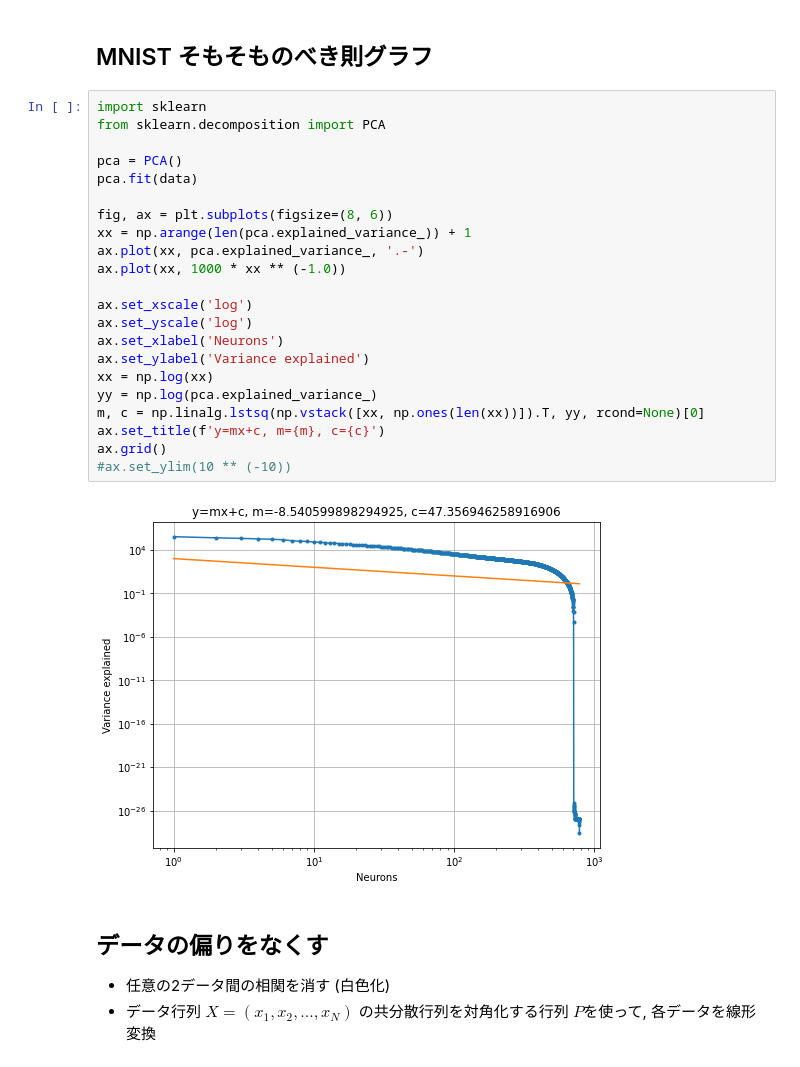
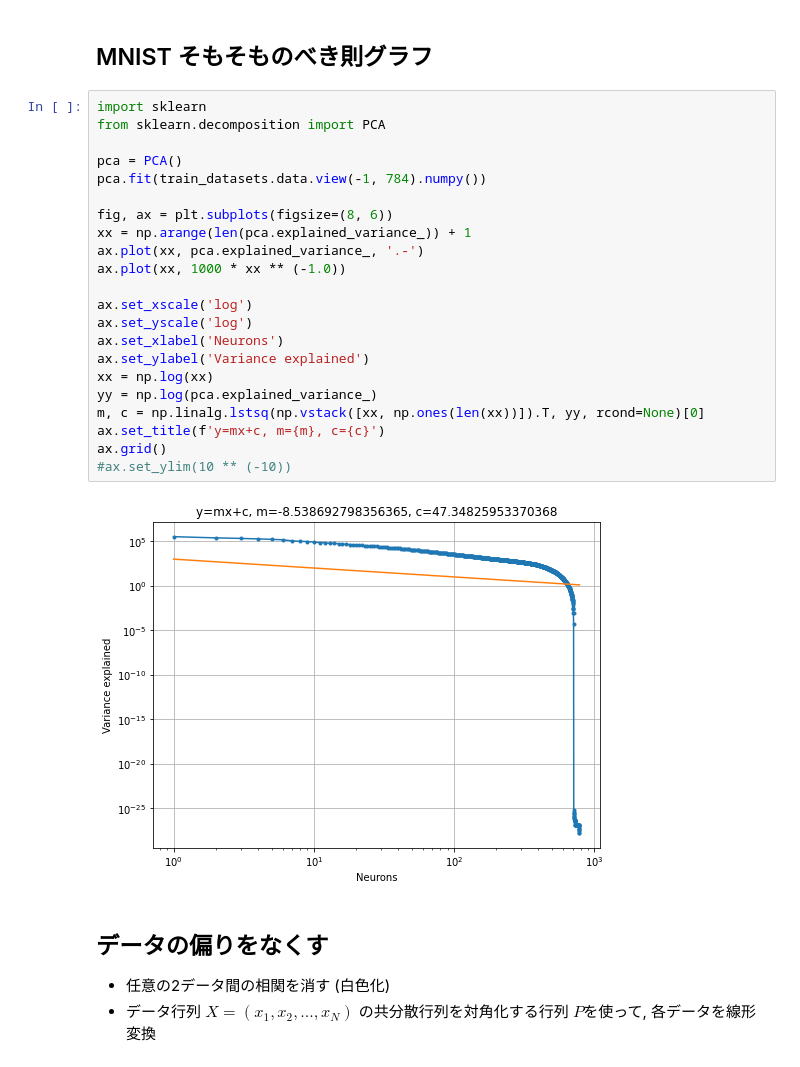
Before and after one commit to hoppiece/rbm, a Jupyter notebook: 06-pca_analysis.ipynb, the cells around one changed output. Drawn from its saved outputs; the diff is of its cells as text.

```diff
--- a/06-pca_analysis.ipynb
+++ b/06-pca_analysis.ipynb
@@ -46,27 +41,27 @@ plt.imshow(data[0].reshape(28,28), cmap="gray")
 # %%
 import sklearn
 from sklearn.decomposition import PCA
 
 pca = PCA()
-pca.fit(data)
+pca.fit(train_datasets.data.view(-1, 784).numpy())
 
 fig, ax = plt.subplots(figsize=(8, 6))
 xx = np.arange(len(pca.explained_variance_)) + 1
 ax.plot(xx, pca.explained_variance_, '.-')
 ax.plot(xx, 1000 * xx ** (-1.0))
 
 ax.set_xscale('log')
 ax.set_yscale('log')
 ax.set_xlabel('Neurons')
 ax.set_ylabel('Variance explained')
 xx = np.log(xx)
 yy = np.log(pca.explained_variance_)
 m, c = np.linalg.lstsq(np.vstack([xx, np.ones(len(xx))]).T, yy, rcond=None)[0]
 ax.set_title(f'y=mx+c, m={m}, c={c}')
 ax.grid()
 #ax.set_ylim(10 ** (-10))
 # %% [output]
-[figure, old version]
+[figure, new version]
 # %% [markdown]
 ## データの偏りをなくす
 - 任意の2データ間の相関を消す (白色化)
```
Also changed, not shown: parts of 13 cells of this notebook, 2 other files.
